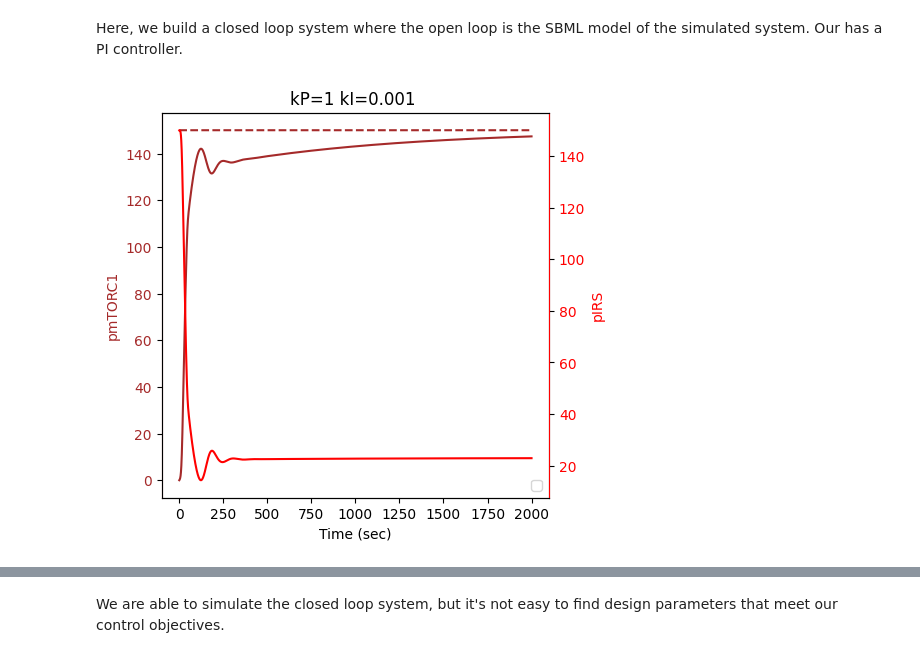
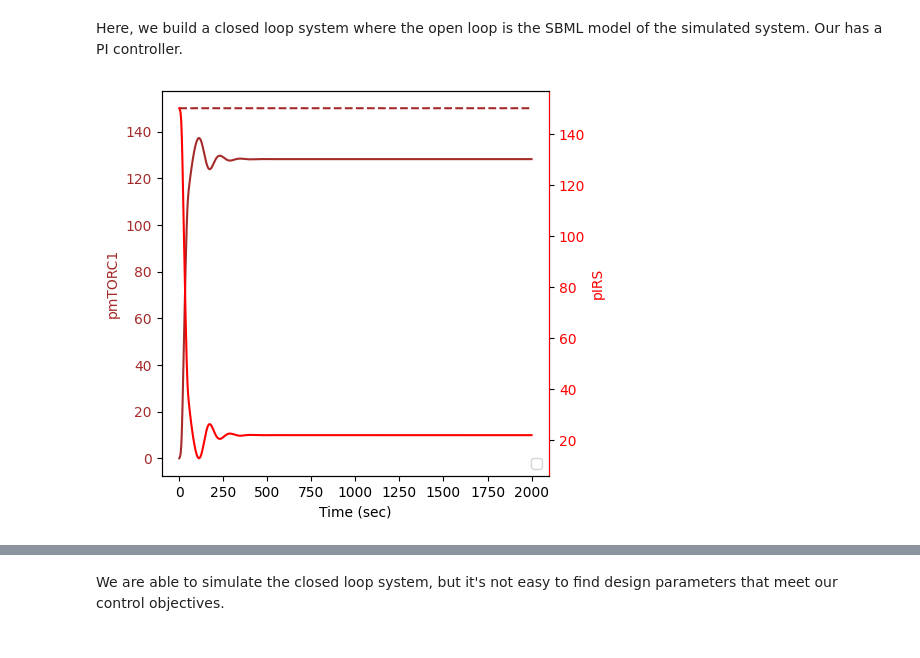
Before and after one commit to joseph-hellerstein/advanced-controls-lectures, a Jupyter notebook: lectures/lecture_06-workflow-for-closed-loop-design/Analysis-of-mTOR.ipynb, the cells around one changed output, grey strips where cells are left out. Cells and saved outputs as stored; diff of their text form; code cells hidden in the pictures.

```diff
--- a/lectures/lecture_06-workflow-for-closed-loop-design/Analysis-of-mTOR.ipynb
+++ b/lectures/lecture_06-workflow-for-closed-loop-design/Analysis-of-mTOR.ipynb
@@ -63,8 +252,7 @@ Based on this, we decide to try the phosphorylated insulin receptor, ``pIRS``.
 # %%
 INPUT_NAME = "pIRS"
 OUTPUT_NAME = "pmTORC1"
-URL = "https://www.ebi.ac.uk/biomodels/services/download/get-files/MODEL1909250003/2/Varusai2018.xml"
-CTLSB = ControlSBML(URL, figsize=(5, 5), times=np.linspace(0, 2000, 20000), markers=False,
+CTLSB = ControlSBML(MTOR_MODEL, figsize=(5, 5), times=np.linspace(0, 2000, 20000), markers=False,
                    save_path="data.csv", input_names=[INPUT_NAME], output_names=[OUTPUT_NAME])  # Specify default value of options
 # %% [markdown]
 We can look at just a subset of the floating specifies by using the output of ``plotModel``.
@@ -173,6 +351,6 @@ TRANSFER_FUNCTION.bandwidth()
 # %% [markdown]
 Here, we build a closed loop system where the open loop is the SBML model of the simulated system. Our has a PI controller.
 # %%
-_, builder = CTLSB.plotClosedLoop(setpoint=150, kP=1, kI=0.001, kF=None)
+_, builder = CTLSB.plotClosedLoop(setpoint=150, kP=1, kF=None)
 # %% [output]
-[figure, old version]
+[figure, new version]
```
Also changed, not shown: parts of 51 cells of this notebook, 1 other file.
